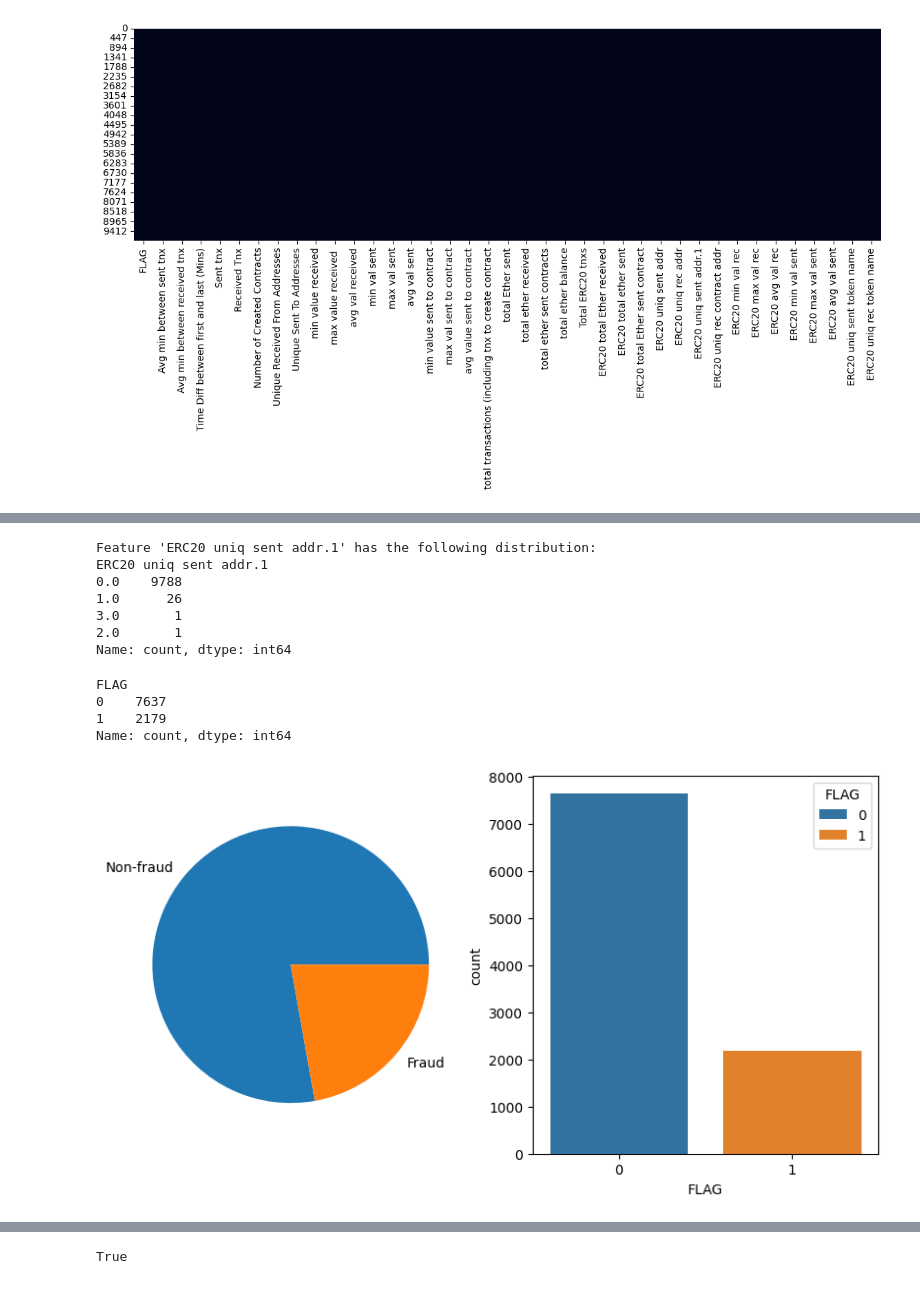
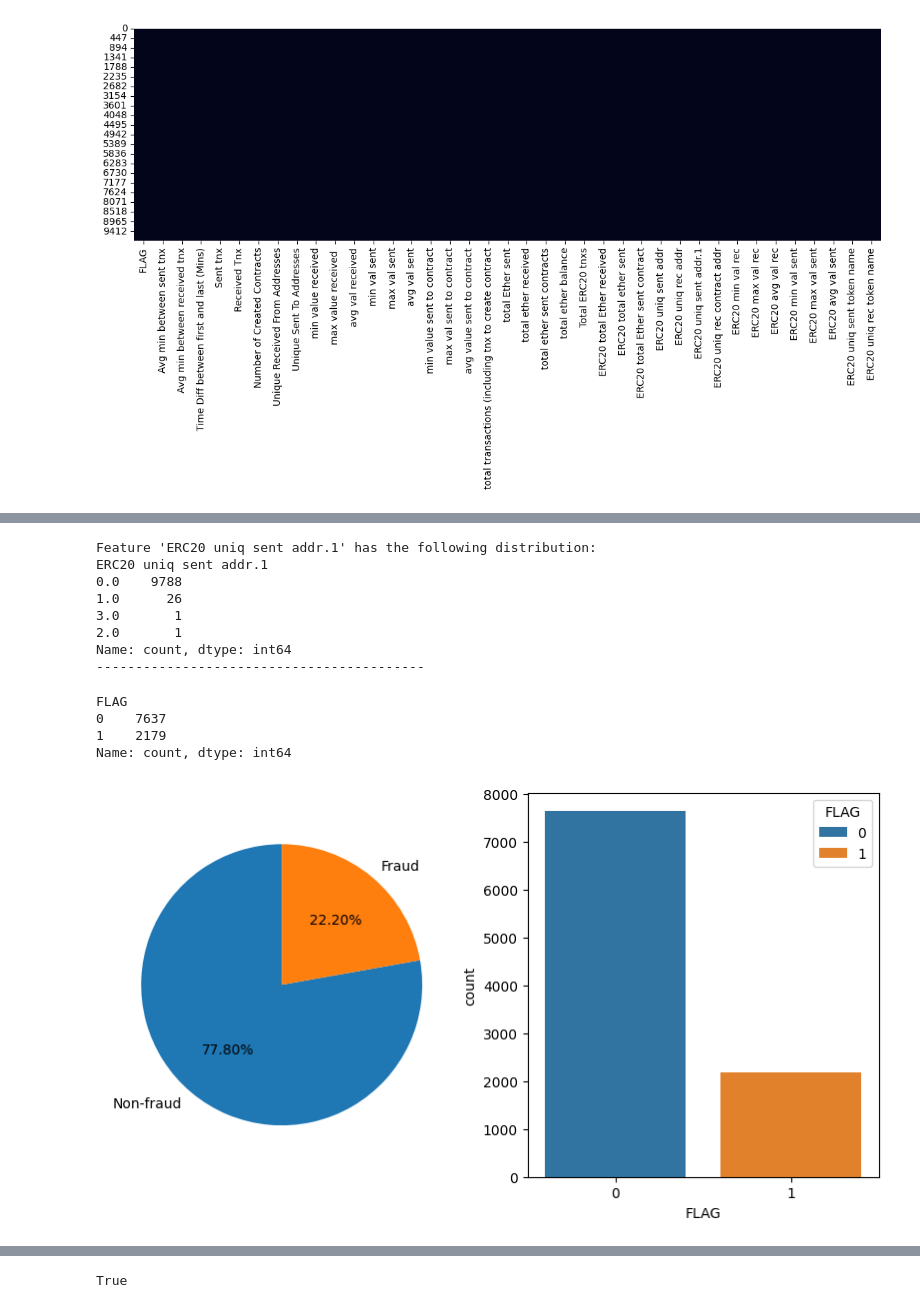
Before and after one commit to shazzad-hasan/ethereum-fraud-detection, a Jupyter notebook: data-preparation/kaggle_etherscan_data.ipynb, the cells around one changed output, grey strips where cells are left out. Cells and saved outputs as stored; diff of their text form; code cells hidden in the pictures.

```diff
--- a/data-preparation/kaggle_etherscan_data.ipynb
+++ b/data-preparation/kaggle_etherscan_data.ipynb
@@ -269,8 +318,9 @@ plt.show()
 # %%
-# Some features present a small distribution
+# Find features with small distribution
 for i in df_k.columns[1:]:
     if len(df_k[i].value_counts()) < 10:
         print(f"Feature '{i}' has the following distribution: \n{df_k[i].value_counts()}")
+        print('------------------------------------------')
 # %% [output]
 Feature 'ERC20 uniq sent addr.1' has the following distribution:
 ERC20 uniq sent addr.1
@@ -279,4 +329,5 @@ ERC20 uniq sent addr.1
 3.0       1
 2.0       1
 Name: count, dtype: int64
+------------------------------------------
 # %%
@@ -283,20 +335,38 @@ Name: count, dtype: int64
 df_k.drop(['ERC20 uniq sent addr.1'], axis=1, inplace=True)
 # %%
-print(df_k['FLAG'].value_counts())
+# # Plot target distribution
+# print(df_k['FLAG'].value_counts())
 
-# Target Distribution
-labels = ['Non-fraud', 'Fraud']
+# labels = ['Non-fraud', 'Fraud']
 
-fig, ax = plt.subplots(1, 2, figsize=[10,5])
-ax[0].pie(x=df_k['FLAG'].value_counts(), labels=labels)
+# fig, ax = plt.subplots(1, 2, figsize=[10,5])
+# ax[0].pie(x=df_k['FLAG'].value_counts(), labels=labels)
 
-sns.countplot(data=df_k, x='FLAG', hue='FLAG', palette=['#1f77b4', '#ff7f0e'], dodge=False)
-plt.show()
+# sns.countplot(data=df_k, x='FLAG', hue='FLAG', palette=['#1f77b4', '#ff7f0e'], dodge=False)
+# plt.show()
-# %% [output]
-FLAG
-0    7637
-1    2179
-Name: count, dtype: int64
-[figure, removed]
+# %%
+# Plot target distribution
+print(df_k['FLAG'].value_counts())
+
+labels = ['Non-fraud', 'Fraud']
+
+value_counts = df_k['FLAG'].value_counts()
+percentages = 100 * value_counts / value_counts.sum()
+
+fig, ax = plt.subplots(1, 2, figsize=[10, 5])
+
+ax[0].pie(value_counts, labels=labels, autopct='%.2f%%', startangle=90, colors=['#1f77b4', '#ff7f0e'])
+# ax[0].set_title('Target Distribution')
+
+sns.countplot(data=df_k, x='FLAG', hue='FLAG', palette=['#1f77b4', '#ff7f0e'], dodge=False, ax=ax[1])
+# ax[1].set_title('Count of Fraud and Non-fraud')
+
+plt.show()
+# %% [output]
+FLAG
+0    7637
+1    2179
+Name: count, dtype: int64
+[figure, added]
 # %%
 df_k.insert(0, 'Address', add)
```
Also changed, not shown: parts of 23 cells of this notebook.
